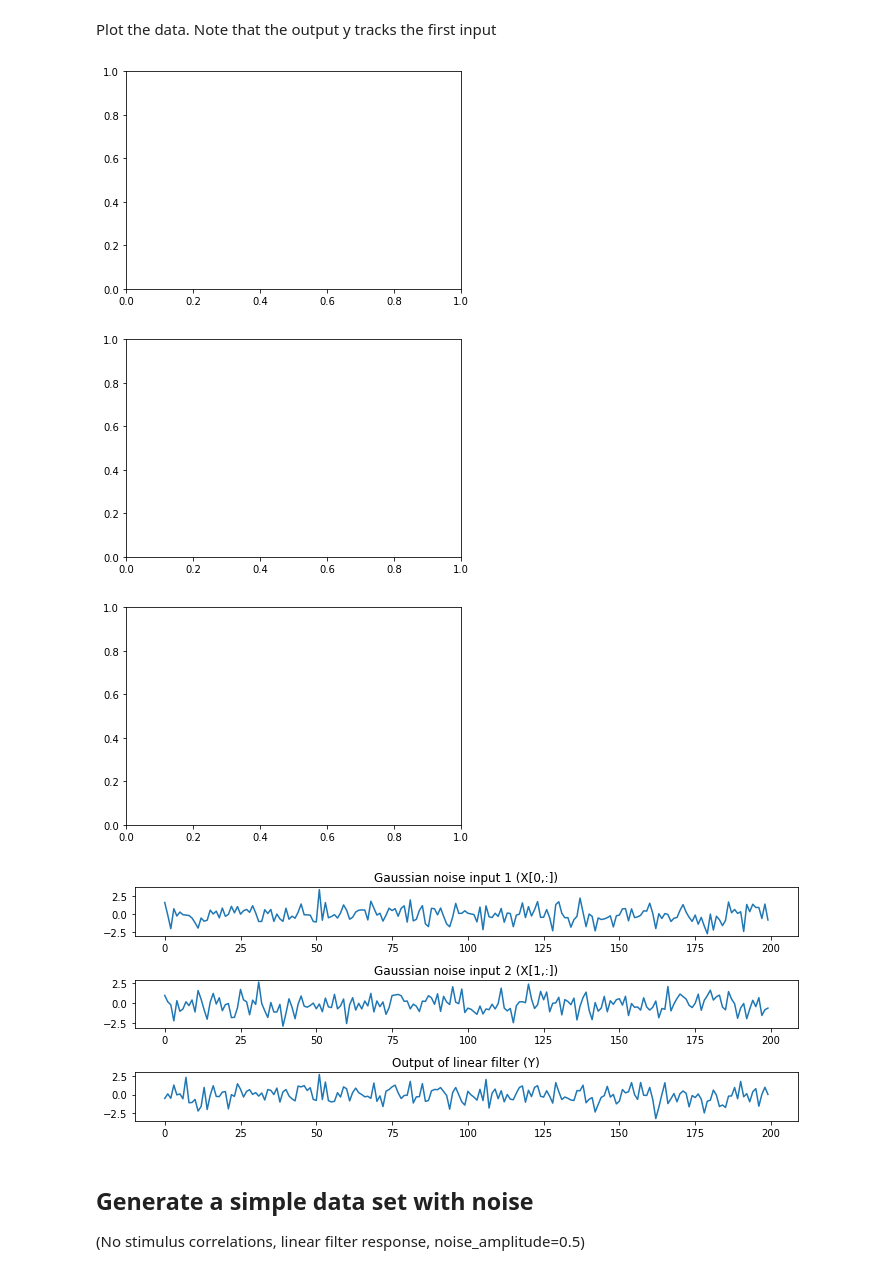
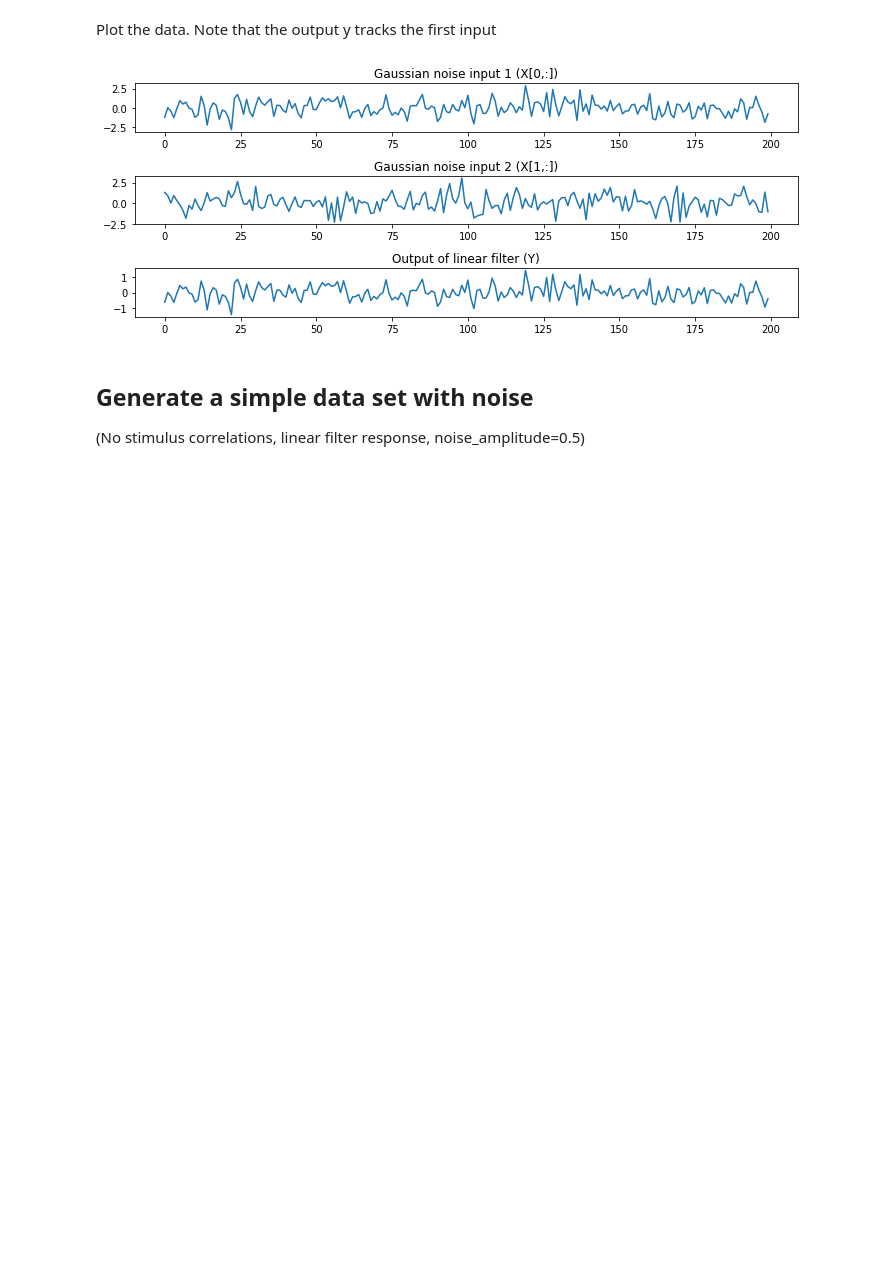
Before and after one commit to dasaderi/python_neurobootcamp, a Jupyter notebook: strf_demo/02_cartoon_rev_cor.ipynb, the cells around one changed output. Cells and saved outputs as stored; diff of their text form; code cells hidden in the pictures; blank space fills up the shorter version.

```diff
--- a/strf_demo/02_cartoon_rev_cor.ipynb
+++ b/strf_demo/02_cartoon_rev_cor.ipynb
@@ -99,24 +99,21 @@ Plot the data. Note that the output y tracks the first input
 # %%
 plt.figure(figsize=(10,4))
 plt.subplot(311)
-plt.plot(x_fit[0,:])
+plt.plot(x[0,:])
 plt.title('Gaussian noise input 1 (X[0,:])')
 
 plt.subplot(312)
-plt.plot(x_fit[1,:])
+plt.plot(x[1,:])
 plt.title('Gaussian noise input 2 (X[1,:])')
 
 plt.subplot(313)
-plt.plot(y_fit[0,:])
+plt.plot(y[0,:])
 plt.title('Output of linear filter (Y)')
 
 plt.tight_layout()
 plt.show()
 # %% [output]
-[figure, old version]
+[figure, new version]
-[figure, removed]
-[figure, removed]
-[figure, removed]
 # %% [markdown]
 ## Generate a simple data set with noise
 (No stimulus correlations, linear filter response, noise_amplitude=0.5)
```
